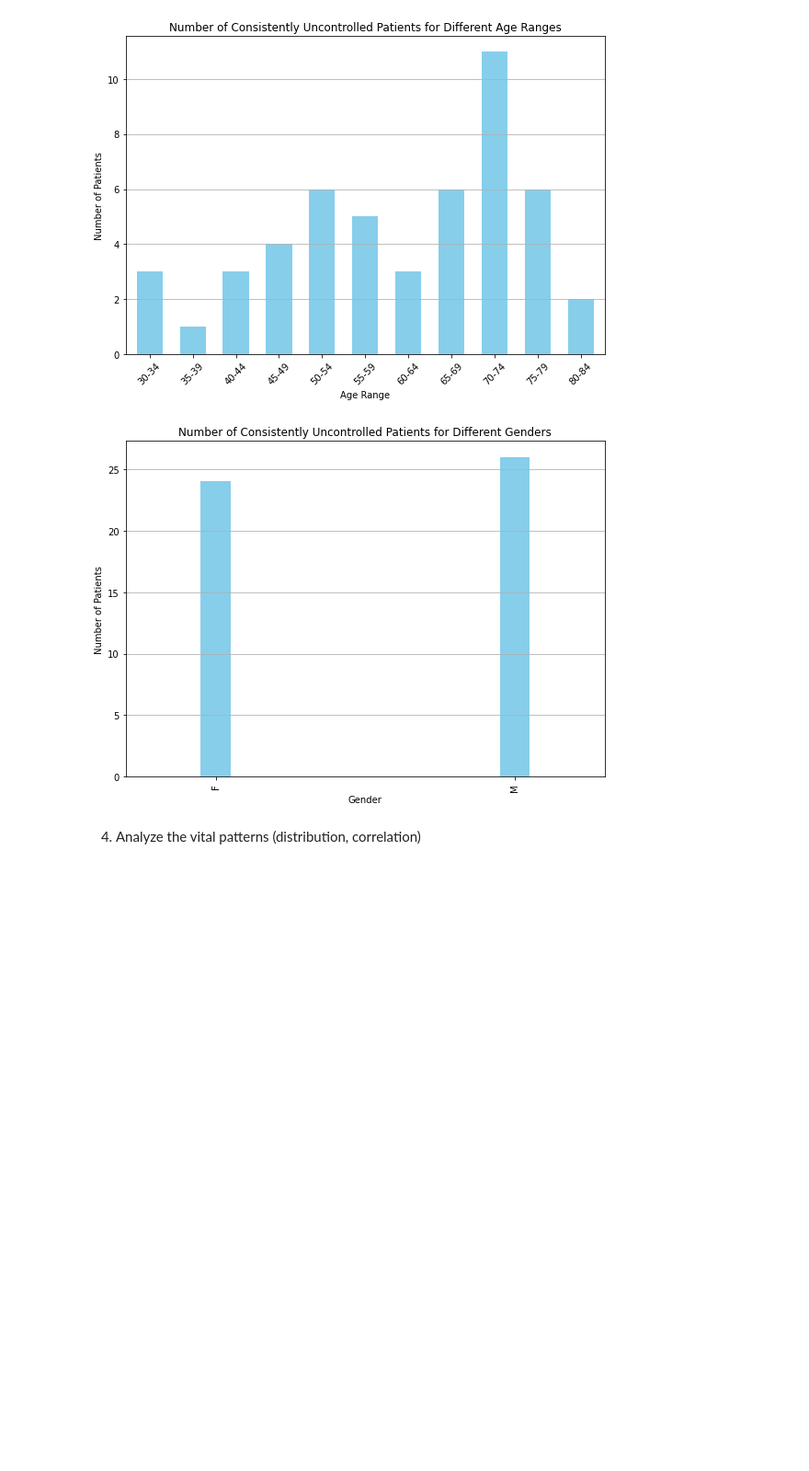
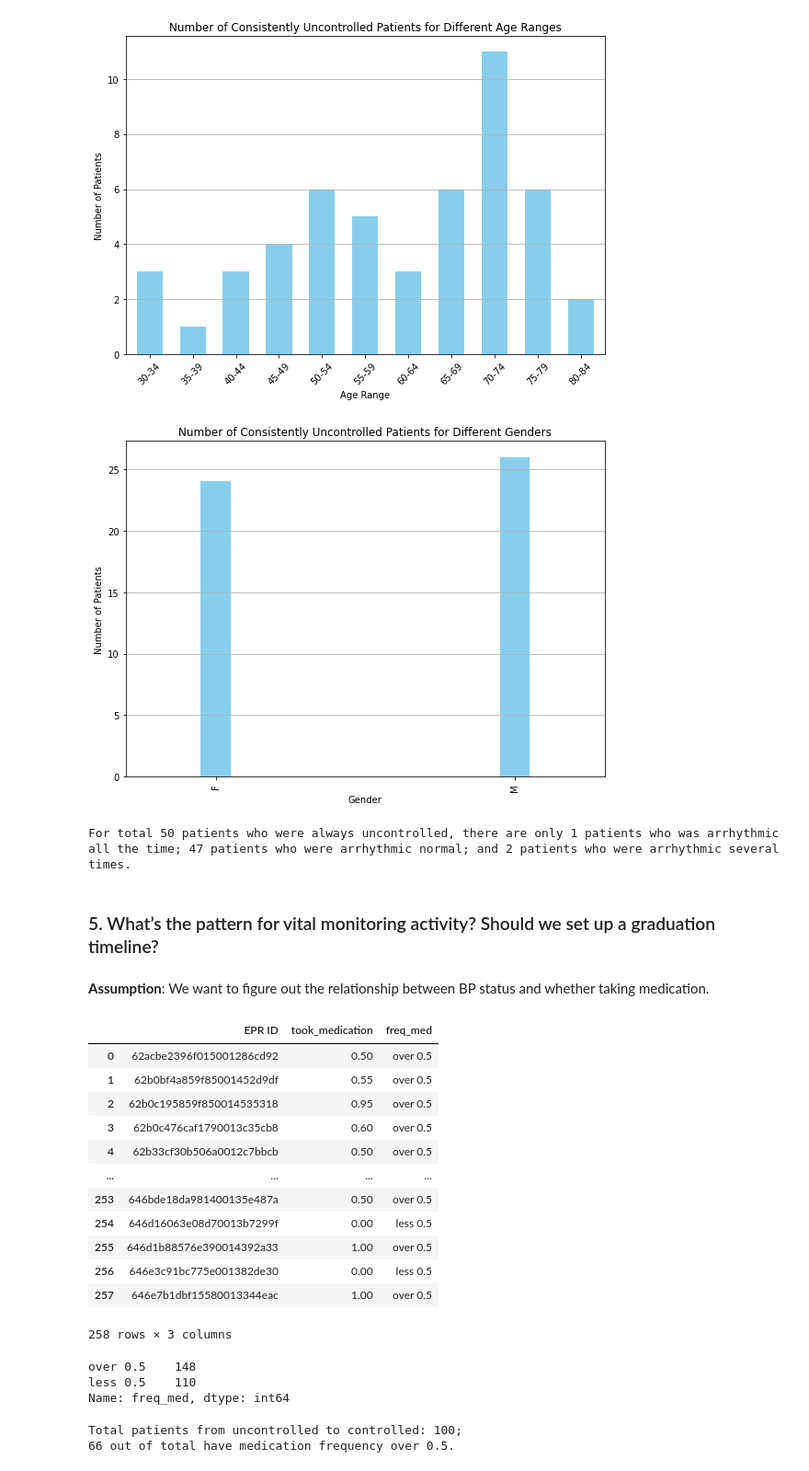
Before and after one commit to ruixuanzheng/iHealthChallenge, a Jupyter notebook: solution.ipynb, the cells around one changed output. Shown at 92% size. Drawn from its saved outputs; the diff is of its cells as text; code cells hidden in the pictures; blank space fills up the shorter version.

Commit message:
[feat] analyze effect of whether take medication & modify Q4

```diff
--- a/solution.ipynb
+++ b/solution.ipynb
@@ -437,5 +441,49 @@ plt.tight_layout()
 plt.show()
 # %% [output]
 [figure]
-# %% [markdown]
-4. Analyze the vital patterns (distribution, correlation)
+# %%
+# find proportion of arrhythmic
+df_always_arrhythmic = df_always[["EPR ID", "age_range", "Gender", "arrhythmic"]].groupby(["EPR ID", "arrhythmic"]).count().reset_index()
+print(f"For total 50 patients who were always uncontrolled, there are only 1 patients who was arrhythmic all the time; 47 patients who were arrhythmic normal; and 2 patients who were arrhythmic several times.")
+# %% [output]
+For total 50 patients who were always uncontrolled, there are only 1 patients who was arrhythmic all the time; 47 patients who were arrhythmic normal; and 2 patients who were arrhythmic several times.
+# %% [markdown]
+### 5.	What’s the pattern for vital monitoring activity? Should we set up a graduation timeline?
+# %% [markdown]
+**Assumption**: We want to figure out the relationship between BP status and whether taking medication.
+# %%
+# calculate the frequency to take medication per patient
+df_med = df[["EPR ID", "took_medication"]].groupby(["EPR ID"]).mean().reset_index()
+df_med["freq_med"] = df_med["took_medication"].apply(lambda x: "over 0.5" if x >= 0.5 else "less 0.5")
+df_med
+# %% [output]
+|  | EPR ID | took_medication | freq_med |
+| 0 | 62acbe2396f015001286cd92 | 0.50 | over 0.5 |
+| 1 | 62b0bf4a859f85001452d9df | 0.55 | over 0.5 |
+| 2 | 62b0c195859f850014535318 | 0.95 | over 0.5 |
+| 3 | 62b0c476caf1790013c35cb8 | 0.60 | over 0.5 |
+| 4 | 62b33cf30b506a0012c7bbcb | 0.50 | over 0.5 |
+| ... | ... | ... | ... |
+| 253 | 646bde18da981400135e487a | 0.50 | over 0.5 |
+| 254 | 646d16063e08d70013b7299f | 0.00 | less 0.5 |
+| 255 | 646d1b88576e390014392a33 | 1.00 | over 0.5 |
+| 256 | 646e3c91bc775e001382de30 | 0.00 | less 0.5 |
+| 257 | 646e7b1dbf15580013344eac | 1.00 | over 0.5 |
+258 rows × 3 columns
+# %%
+df_med["freq_med"].value_counts()
+# %% [output]
+over 0.5    148
+less 0.5    110
+Name: freq_med, dtype: int64
+# %%
+# for all uncontrolled to controlled patients, how many of their medication frequency is over 0.5?
+num = 0
+for i in df_med.loc[df_med["EPR ID"].isin(df_uncon2con["EPR ID"].unique().tolist()), "EPR ID"].tolist():
+    if i in df_med.loc[df_med["freq_med"] == "over 0.5", "EPR ID"].tolist():
+        num += 1
+print(f"Total patients from uncontrolled to controlled: {len(df_uncon2con_date)};")
+print(f"{num} out of total have medication frequency over 0.5.")
+# %% [output]
+Total patients from uncontrolled to controlled: 100;
+66 out of total have medication frequency over 0.5.
```
Also changed, not shown: parts of 8 cells of this notebook.
